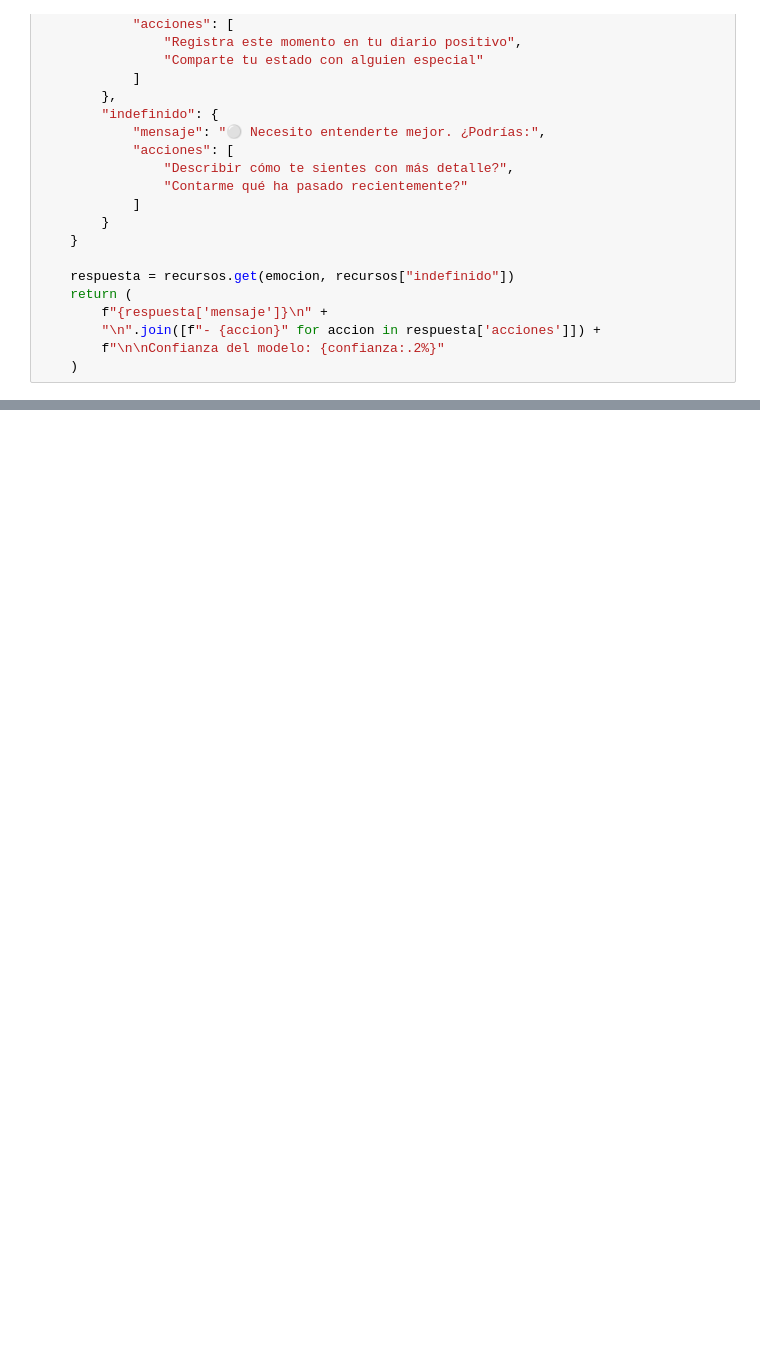
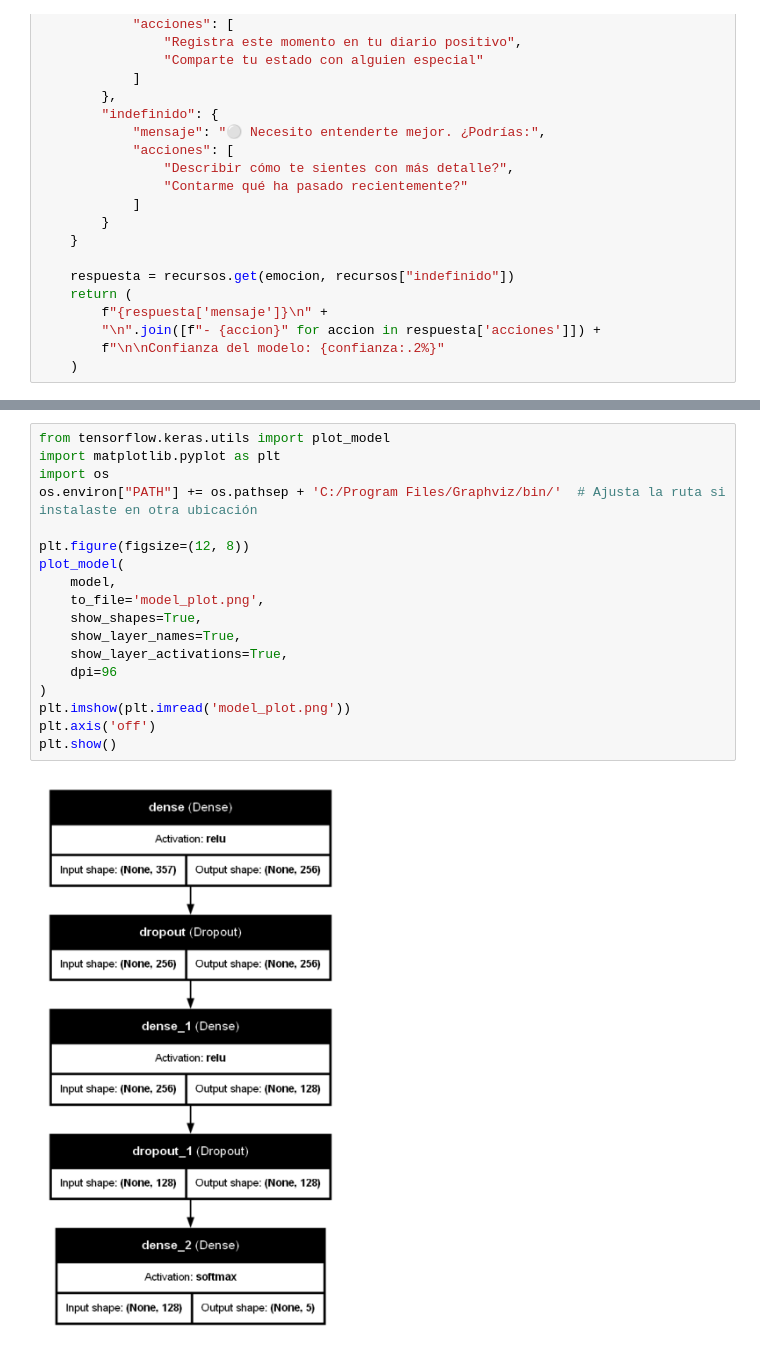
Before and after one commit to WalterRochaSevilla/Red_Neuronal_Neuro_Health, a Jupyter notebook: MODELO_PREDICTIVO.ipynb, the cells around one changed output, grey strips where cells are left out. Drawn from its saved outputs; the diff is of its cells as text; blank space fills up the shorter version.

```diff
--- a/MODELO_PREDICTIVO.ipynb
+++ b/MODELO_PREDICTIVO.ipynb
@@ -212,2 +212,22 @@ Confianza del modelo: 79.29%
 
 ――――――――――――――――――――――――――――――――――――――――――――――――――
+# %%
+from tensorflow.keras.utils import plot_model
+import matplotlib.pyplot as plt
+import os
+os.environ["PATH"] += os.pathsep + 'C:/Program Files/Graphviz/bin/'  # Ajusta la ruta si instalaste en otra ubicación
+
+plt.figure(figsize=(12, 8))
+plot_model(
+    model,
+    to_file='model_plot.png',
+    show_shapes=True,
+    show_layer_names=True,
+    show_layer_activations=True,
+    dpi=96
+)
+plt.imshow(plt.imread('model_plot.png'))
+plt.axis('off')
+plt.show()
+# %% [output]
+[figure, added]
```
Also changed, not shown: parts of 5 cells of this notebook, 4 other files.
